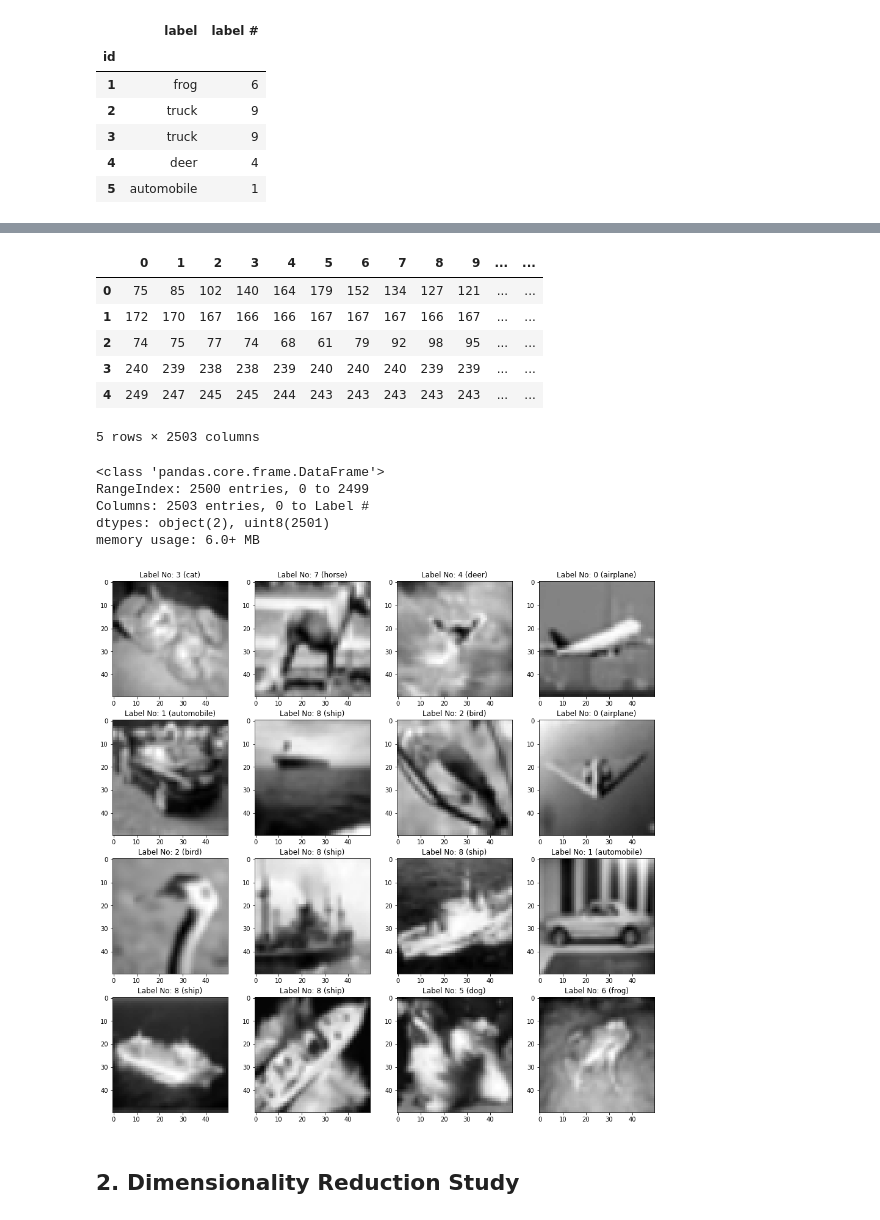
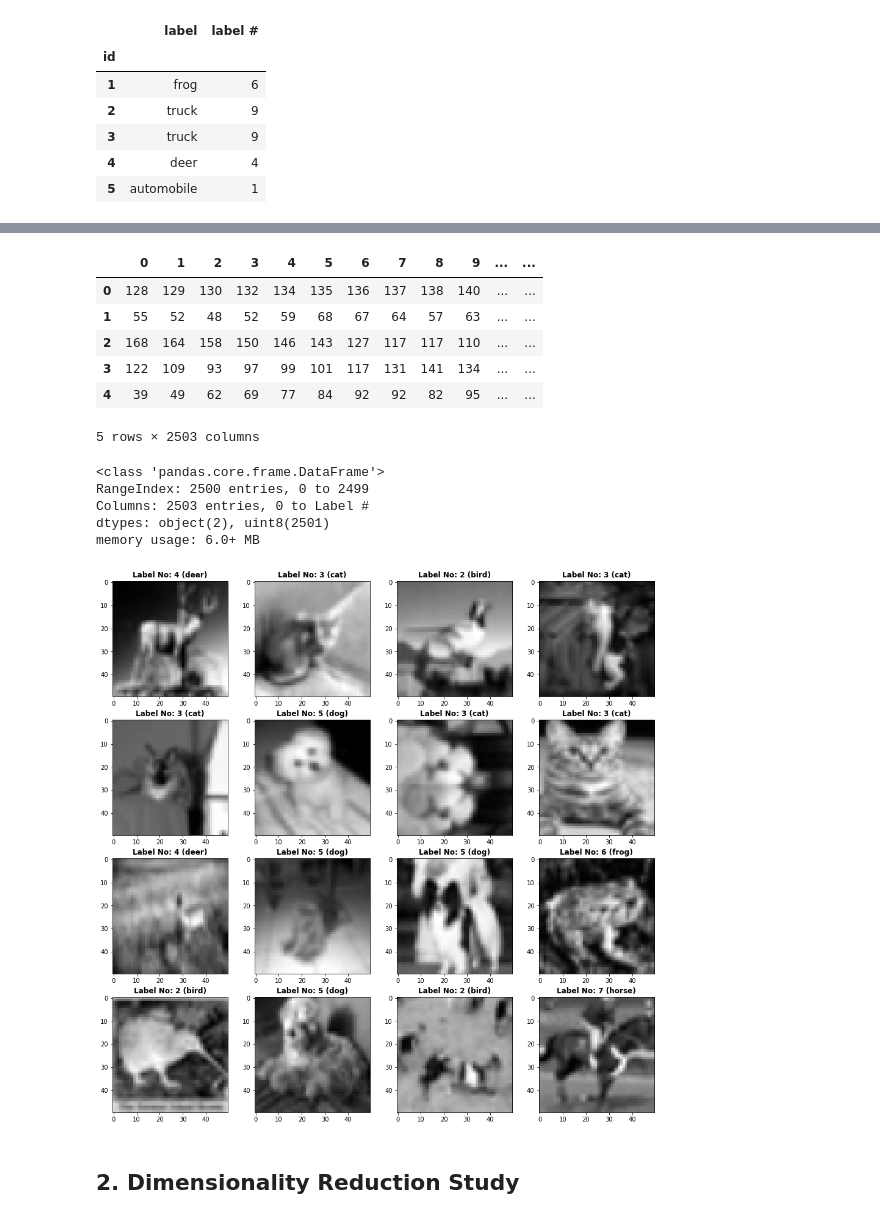
Before and after one commit to gulmert89/bootcamp_files, a Jupyter notebook: project4.ipynb, the cells around one changed output, grey strips where cells are left out. Cells and saved outputs as stored; diff of their text form; code cells hidden in the pictures.

```diff
--- a/project4.ipynb
+++ b/project4.ipynb
@@ -41,11 +41,10 @@ df_labels = pd.read_csv("trainLabels.csv", index_col="id")
 
 # For convenience, convert the labels to numbers in alphabetical order
 df_labels["label #"] = df_labels.label
-labels_ordered = enumerate(sorted(df_labels.label.unique()), start=0)
+labels_ordered = list(enumerate(sorted(df_labels.label.unique()), start=0))
 for num, label in labels_ordered:
     df_labels["label #"].replace(to_replace=label, value=num, inplace=True)
 df_labels["label #"] = df_labels["label #"].astype("uint8")
-del labels_ordered
 
 df_labels.head()
 # %% [output]
@@ -56,12 +55,18 @@ df_labels.head()
 | 3 | truck | 9 |
 | 4 | deer | 4 |
 | 5 | automobile | 1 |
+# %%
+# Here we create indices for 2500 random images.
+# 250 images were selected from 10 different labels
+np.random.seed(1989)
+indices = []
+for L in df_labels.label.unique():
+    label_indx = df_labels.index[df_labels.label==L]
+    random_250 = np.random.choice(label_indx, 250)
+    indices.extend(random_250)
+np.random.shuffle(indices)
 # %%
 %%time
-
-# Here we create indices for 2500 random images
-np.random.seed(42)
-indices = np.random.choice(50000,2500)
 
 # To make things faster, numpy arrays were formed
 # They will be concatenated later on a DataFrame
@@ -80,7 +85,7 @@ for num, indx in enumerate(indices):
     label_num[num] = df_labels.loc[indx, "label #"]
     name_array[num] = str(indx) + ".png"
 
-# summon a DataFrame to work on them easier
+# create a DataFrame to work on them easier
 train_df = pd.DataFrame(image_array)
 train_df["Img Name"] = name_array
 train_df["Label"] = label_array
@@ -91,11 +96,11 @@ Wall time: 1.83 s
 train_df.head()
 # %% [output]
 |  | 0 | 1 | 2 | 3 | 4 | 5 | 6 | 7 | 8 | 9 | ... | ... |
-| 0 | 75 | 85 | 102 | 140 | 164 | 179 | 152 | 134 | 127 | 121 | ... | ... |
-| 1 | 172 | 170 | 167 | 166 | 166 | 167 | 167 | 167 | 166 | 167 | ... | ... |
-| 2 | 74 | 75 | 77 | 74 | 68 | 61 | 79 | 92 | 98 | 95 | ... | ... |
-| 3 | 240 | 239 | 238 | 238 | 239 | 240 | 240 | 240 | 239 | 239 | ... | ... |
-| 4 | 249 | 247 | 245 | 245 | 244 | 243 | 243 | 243 | 243 | 243 | ... | ... |
+| 0 | 128 | 129 | 130 | 132 | 134 | 135 | 136 | 137 | 138 | 140 | ... | ... |
+| 1 | 55 | 52 | 48 | 52 | 59 | 68 | 67 | 64 | 57 | 63 | ... | ... |
+| 2 | 168 | 164 | 158 | 150 | 146 | 143 | 127 | 117 | 117 | 110 | ... | ... |
+| 3 | 122 | 109 | 93 | 97 | 99 | 101 | 117 | 131 | 141 | 134 | ... | ... |
+| 4 | 39 | 49 | 62 | 69 | 77 | 84 | 92 | 92 | 82 | 95 | ... | ... |
 5 rows × 2503 columns
 # %%
 train_df.info()
@@ -108,19 +113,20 @@ memory usage: 6.0+ MB
 # %%
 # some of the random choice images
 plt.figure(figsize=(16,16))
 subplot_num = 1
 for i in np.random.randint(0,2500,16):
     plt.subplot(4,4,subplot_num)
     example = np.resize(train_df.iloc[i, :], (50,50)).astype("uint8")
     plt.imshow(example, cmap="gray")
     label = df_labels.loc[indices[i], "label"]
     label_no = train_df.loc[i, "Label #"]
-    plt.title(f"Label No: {label_no} ({label})", size=12)
+    plt.title(f"Label No: {label_no} ({label})",
+              size=12, weight="bold")
     subplot_num+=1
 plt.show()
 del subplot_num
 # %% [output]
-[figure, old version]
+[figure, new version]
 # %% [markdown]
 ## 2. Dimensionality Reduction Study
 # %%
```
Also changed, not shown: parts of 52 cells of this notebook.
